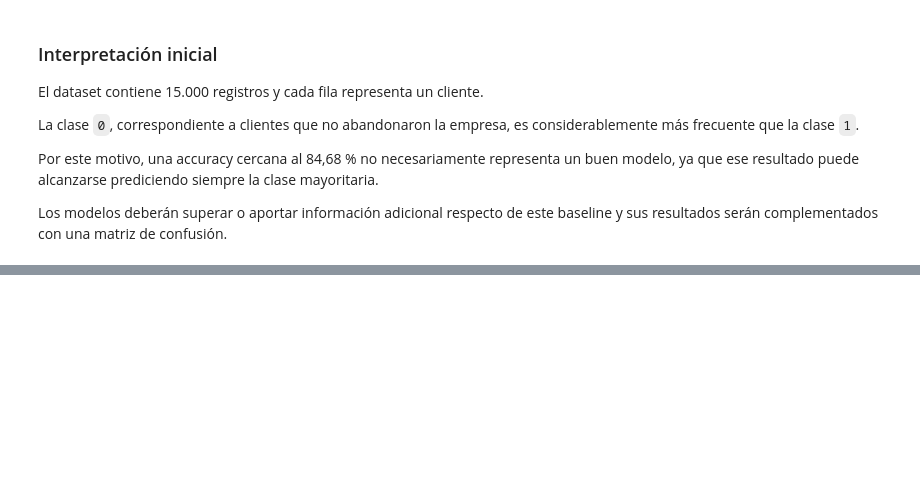
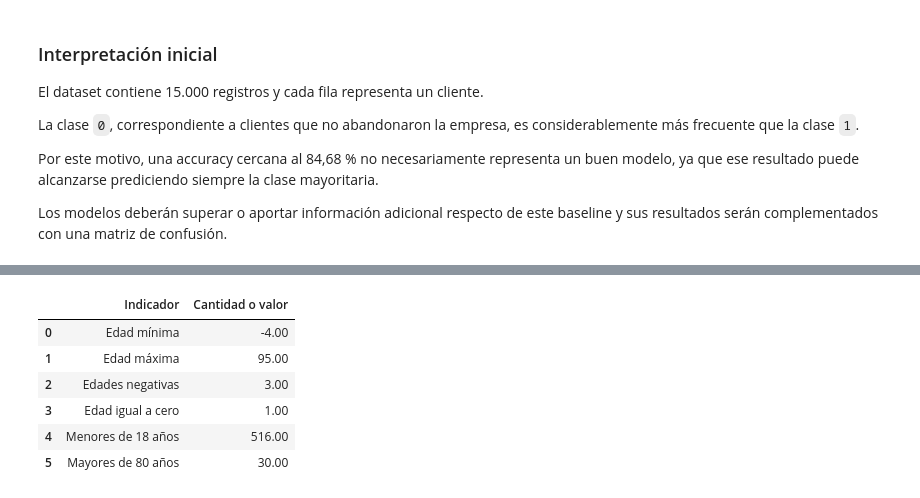
Before and after one commit to sebastianLagos16/customer-retention-analytics, a Jupyter notebook: notebook/Sebastian_lagos_Oscar_Oreste_ET_801V.ipynb, the cells around one changed output, grey strips where cells are left out. Saved outputs shown, nothing was run; the diff lists cells and outputs as text; code cells hidden in the pictures; blank space fills up the shorter version.

```diff
--- a/notebook/Sebastian_lagos_Oscar_Oreste_ET_801V.ipynb
+++ b/notebook/Sebastian_lagos_Oscar_Oreste_ET_801V.ipynb
@@ -250,0 +405,29 @@ baseline y sus resultados serán complementados con una matriz de confusión.
+# %%
+resumen_edad = pd.DataFrame({
+    "Indicador": [
+        "Edad mínima",
+        "Edad máxima",
+        "Edades negativas",
+        "Edad igual a cero",
+        "Menores de 18 años",
+        "Mayores de 80 años"
+    ],
+    "Cantidad o valor": [
+        df["age"].min(),
+        df["age"].max(),
+        (df["age"] < 0).sum(),
+        (df["age"] == 0).sum(),
+        (df["age"] < 18).sum(),
+        (df["age"] > 80).sum()
+    ]
+})
+
+display(resumen_edad)
+# %% [output]
+|  | Indicador | Cantidad o valor |
+| 0 | Edad mínima | -4.00 |
+| 1 | Edad máxima | 95.00 |
+| 2 | Edades negativas | 3.00 |
+| 3 | Edad igual a cero | 1.00 |
+| 4 | Menores de 18 años | 516.00 |
+| 5 | Mayores de 80 años | 30.00 |
```
Also changed, not shown: parts of 22 cells of this notebook.
